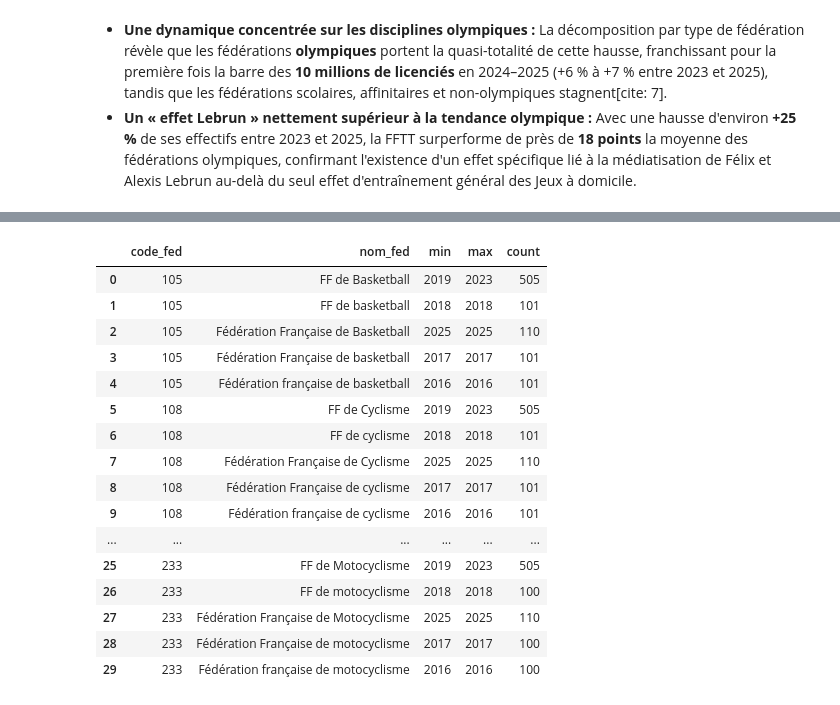
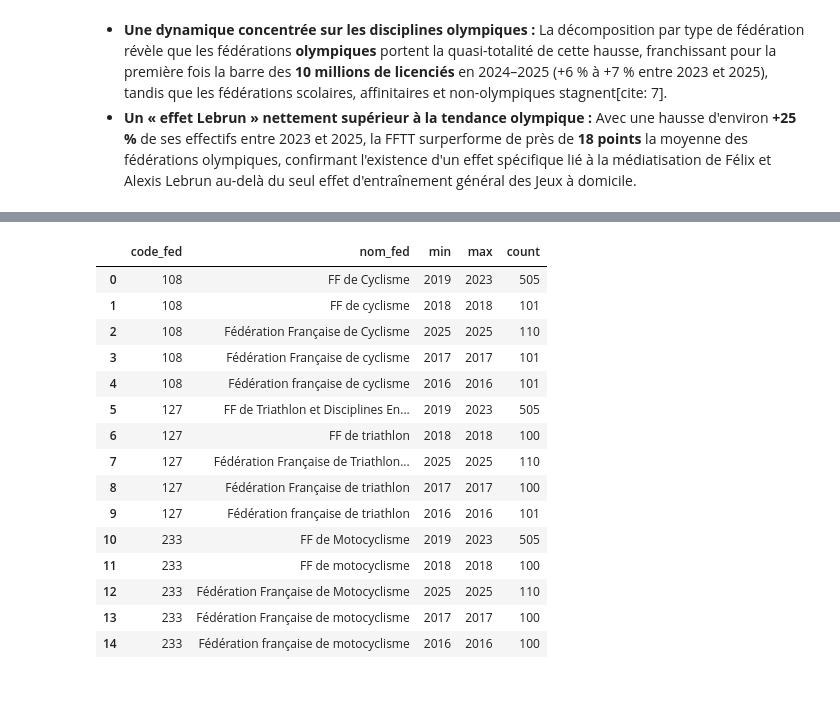
Before and after one commit to MathildeMoulinneuf/Projet-Python-2AS1, a Jupyter notebook: rapport.ipynb, the cells around one changed output, grey strips where cells are left out. Saved outputs shown, nothing was run; the diff lists cells and outputs as text; code cells hidden in the pictures.

```diff
--- a/rapport.ipynb
+++ b/rapport.ipynb
@@ -472,31 +601,30 @@ display(df_brut_histo)
 # %%
 # pour avoir les ref des sports
 
-mots_cles = ["tennis de table", "natation", "basket", "judo", "cyclisme"]
+mots_cles = ["triathlon", "cyclisme"]
 masque = df_licences["nom_fed"].str.lower().str.contains("|".join(mots_cles), na=False)
 
 correspondance = (
     df_licences[masque][["code_fed", "nom_fed", "annee"]]
     .groupby(["code_fed", "nom_fed"])["annee"]
     .agg(["min", "max", "count"])
     .reset_index()
 )
 display(correspondance)
 # %% [output]
 |  | code_fed | nom_fed | min | max | count |
-| 0 | 105 | FF de Basketball | 2019 | 2023 | 505 |
-| 1 | 105 | FF de basketball | 2018 | 2018 | 101 |
-| 2 | 105 | Fédération Française de Basketball | 2025 | 2025 | 110 |
-| 3 | 105 | Fédération Française de basketball | 2017 | 2017 | 101 |
-| 4 | 105 | Fédération française de basketball | 2016 | 2016 | 101 |
-| 5 | 108 | FF de Cyclisme | 2019 | 2023 | 505 |
-| 6 | 108 | FF de cyclisme | 2018 | 2018 | 101 |
-| 7 | 108 | Fédération Française de Cyclisme | 2025 | 2025 | 110 |
-| 8 | 108 | Fédération Française de cyclisme | 2017 | 2017 | 101 |
-| 9 | 108 | Fédération française de cyclisme | 2016 | 2016 | 101 |
-| ... | ... | ... | ... | ... | ... |
-| 25 | 233 | FF de Motocyclisme | 2019 | 2023 | 505 |
-| 26 | 233 | FF de motocyclisme | 2018 | 2018 | 100 |
-| 27 | 233 | Fédération Française de Motocyclisme | 2025 | 2025 | 110 |
-| 28 | 233 | Fédération Française de motocyclisme | 2017 | 2017 | 100 |
-| 29 | 233 | Fédération française de motocyclisme | 2016 | 2016 | 100 |
+| 0 | 108 | FF de Cyclisme | 2019 | 2023 | 505 |
+| 1 | 108 | FF de cyclisme | 2018 | 2018 | 101 |
+| 2 | 108 | Fédération Française de Cyclisme | 2025 | 2025 | 110 |
+| 3 | 108 | Fédération Française de cyclisme | 2017 | 2017 | 101 |
+| 4 | 108 | Fédération française de cyclisme | 2016 | 2016 | 101 |
+| 5 | 127 | FF de Triathlon et Disciplines En... | 2019 | 2023 | 505 |
+| 6 | 127 | FF de triathlon | 2018 | 2018 | 100 |
+| 7 | 127 | Fédération Française de Triathlon... | 2025 | 2025 | 110 |
+| 8 | 127 | Fédération Française de triathlon | 2017 | 2017 | 100 |
+| 9 | 127 | Fédération française de triathlon | 2016 | 2016 | 101 |
+| 10 | 233 | FF de Motocyclisme | 2019 | 2023 | 505 |
+| 11 | 233 | FF de motocyclisme | 2018 | 2018 | 100 |
+| 12 | 233 | Fédération Française de Motocyclisme | 2025 | 2025 | 110 |
+| 13 | 233 | Fédération Française de motocyclisme | 2017 | 2017 | 100 |
+| 14 | 233 | Fédération française de motocyclisme | 2016 | 2016 | 100 |
```
Also changed, not shown: parts of 20 cells of this notebook, 5 other files.
